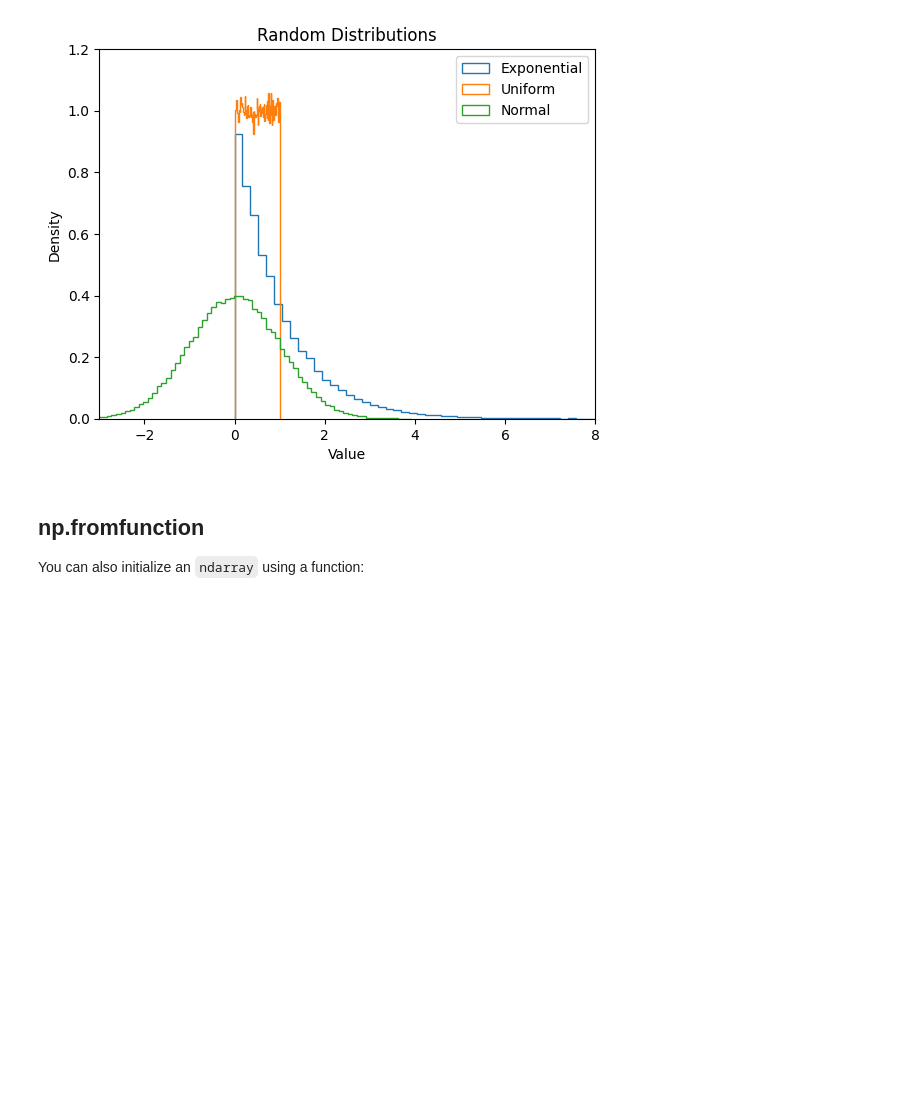
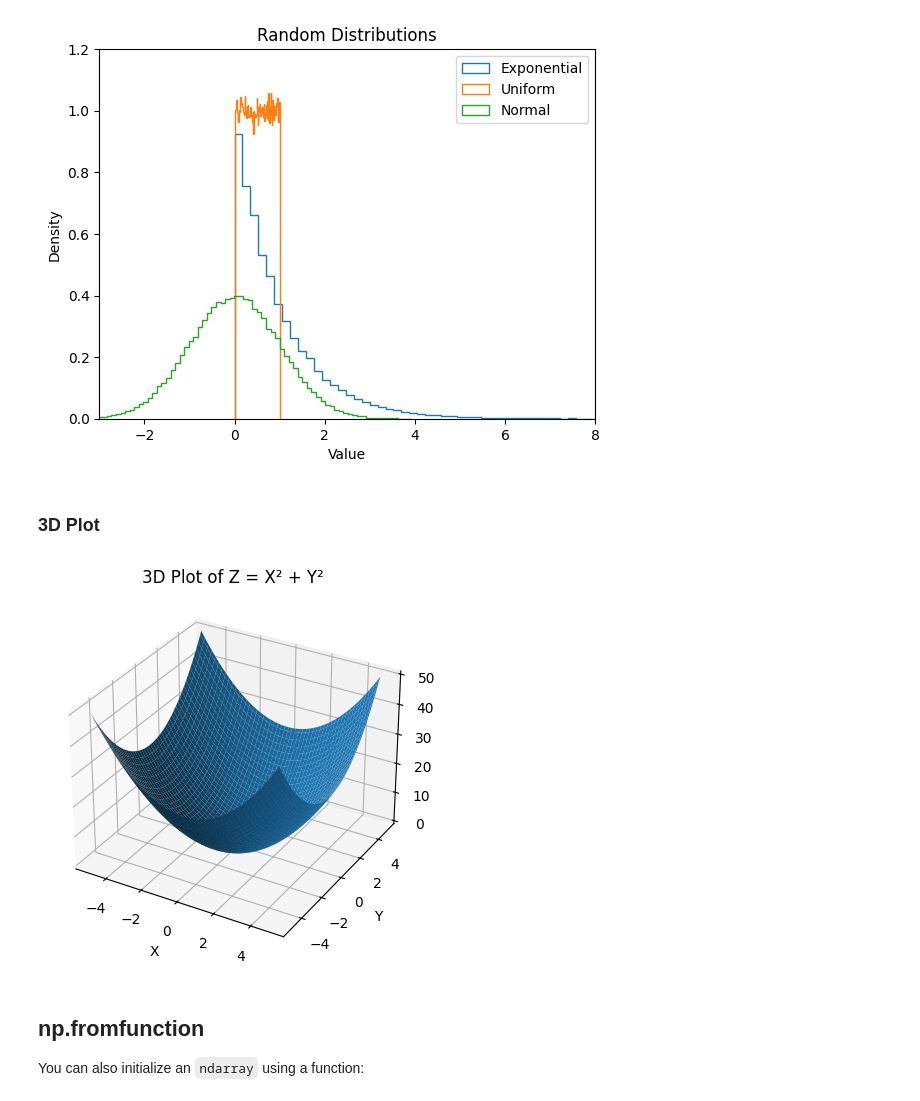
Before and after one commit to akashhimsara/Deep-Learning-Lab-01, a Jupyter notebook: Copy_of_tools_numpy.ipynb, the cells around one changed output. Cells and saved outputs as stored; diff of their text form; code cells hidden in the pictures; blank space fills up the shorter version.

```diff
--- a/Copy_of_tools_numpy.ipynb
+++ b/Copy_of_tools_numpy.ipynb
@@ -206,6 +206,41 @@ plt.legend()
 plt.show()
 # %% [output]
 [figure]
+# %% [markdown]
+### 3D Plot
+# %%
+import numpy as np
+import matplotlib.pyplot as plt
+
+#Create X and Y values
+x = np.linspace(-5, 5, 100)
+y = np.linspace(-5, 5, 100)
+
+#Create cordenate grid
+X, Y = np.meshgrid(x, y)
+
+#calculate Z
+Z = X**2 + Y**2
+
+#calculate 3D plot
+fig = plt.figure()
+ax = fig.add_subplot(111, projection='3d')
+
+#Draw surface
+ax.plot_surface(X, Y, Z)
+
+# Labels
+ax.set_xlabel("X")
+ax.set_ylabel("Y")
+ax.set_zlabel("Z")
+
+# Title
+plt.title("3D Plot of Z = X² + Y²")
+
+# Display plot
+plt.show()
+# %% [output]
+[figure, added]
 # %% [markdown]
 ## np.fromfunction
 You can also initialize an `ndarray` using a function:
```
